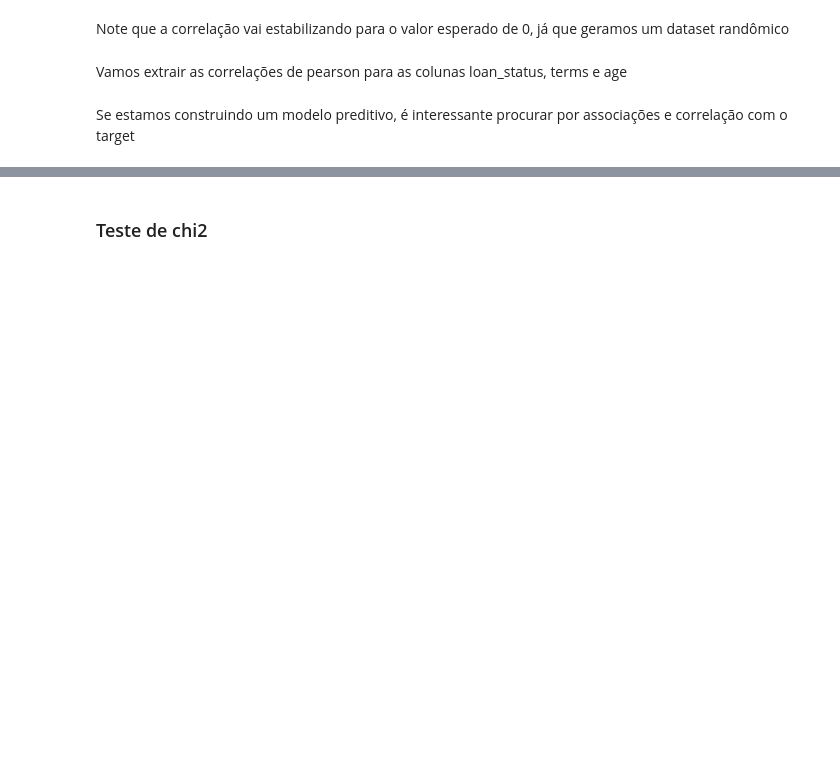
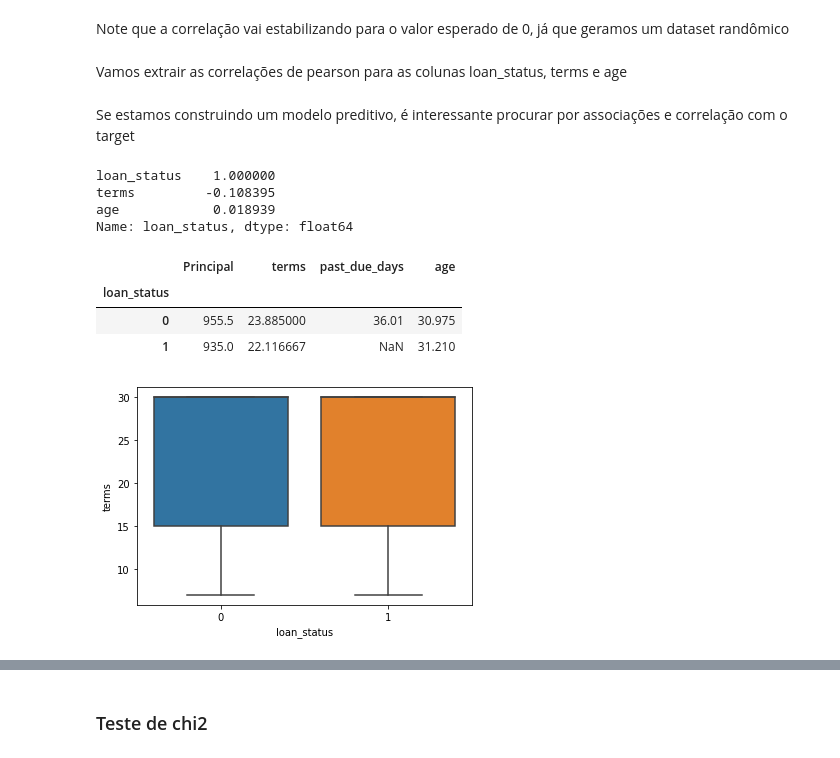
Before and after one commit to brondevitor/Python_Jorney, a Jupyter notebook: Statistics/Estatística Inferêncial (Parte II).ipynb, the cells around one changed output, grey strips where cells are left out. Drawn from its saved outputs; the diff is of its cells as text; code cells hidden in the pictures; blank space fills up the shorter version.

```diff
--- a/Statistics/Estatística Inferêncial (Parte II).ipynb
+++ b/Statistics/Estatística Inferêncial (Parte II).ipynb
@@ -199,4 +360,13 @@ Correlações podem enganar
 # %% [markdown]
 Note que a correlação vai estabilizando para o valor esperado de 0, já que geramos um dataset randômico
+# %%
+# vamos ler dados sobre empréstimos e estudar os testes de correlação
+df_loan = pd.read_csv('loan.csv')
+# %%
+# Convertendo para 1 e 0 a coluna de loan
+df_loan.loc[df_loan['loan_status'] == 'PAIDOFF', ['loan_status']] = 1
+df_loan.loc[df_loan['loan_status']!=1, ['loan_status']] = 0
+# %%
+df_loan['loan_status'] = df_loan['loan_status'].astype('int')
 # %% [markdown]
 Vamos extrair as correlações de pearson para as colunas loan_status, terms e age
@@ -203,2 +375,21 @@ Vamos extrair as correlações de pearson para as colunas loan_status, terms e a
 # %% [markdown]
 Se estamos construindo um modelo preditivo, é interessante procurar por associações e correlação com o target
+# %%
+df_loan_p['loan_status']
+# %% [output]
+loan_status    1.000000
+terms         -0.108395
+age            0.018939
+Name: loan_status, dtype: float64
+# %%
+df_loan.groupby('loan_status').mean()
+# %% [output]
+|  | Principal | terms | past_due_days | age |
+| loan_status |  |  |  |  |
+| 0 | 955.5 | 23.885000 | 36.01 | 30.975 |
+| 1 | 935.0 | 22.116667 | NaN | 31.210 |
+# %%
+sns.boxplot(x='loan_status', y='terms', data=df_loan)
+plt.show()
+# %% [output]
+[figure, added]
```
Also changed, not shown: parts of 42 cells of this notebook.
